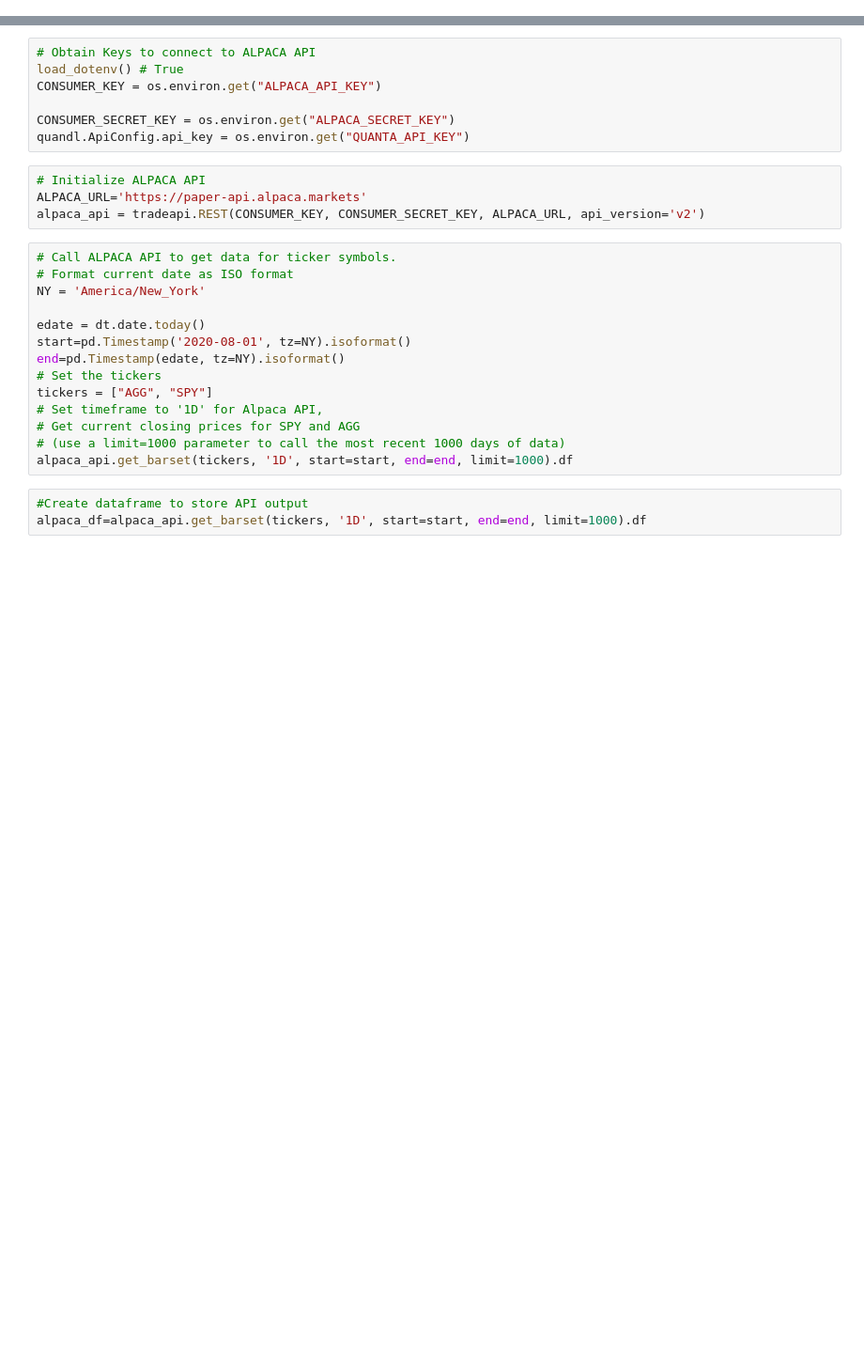
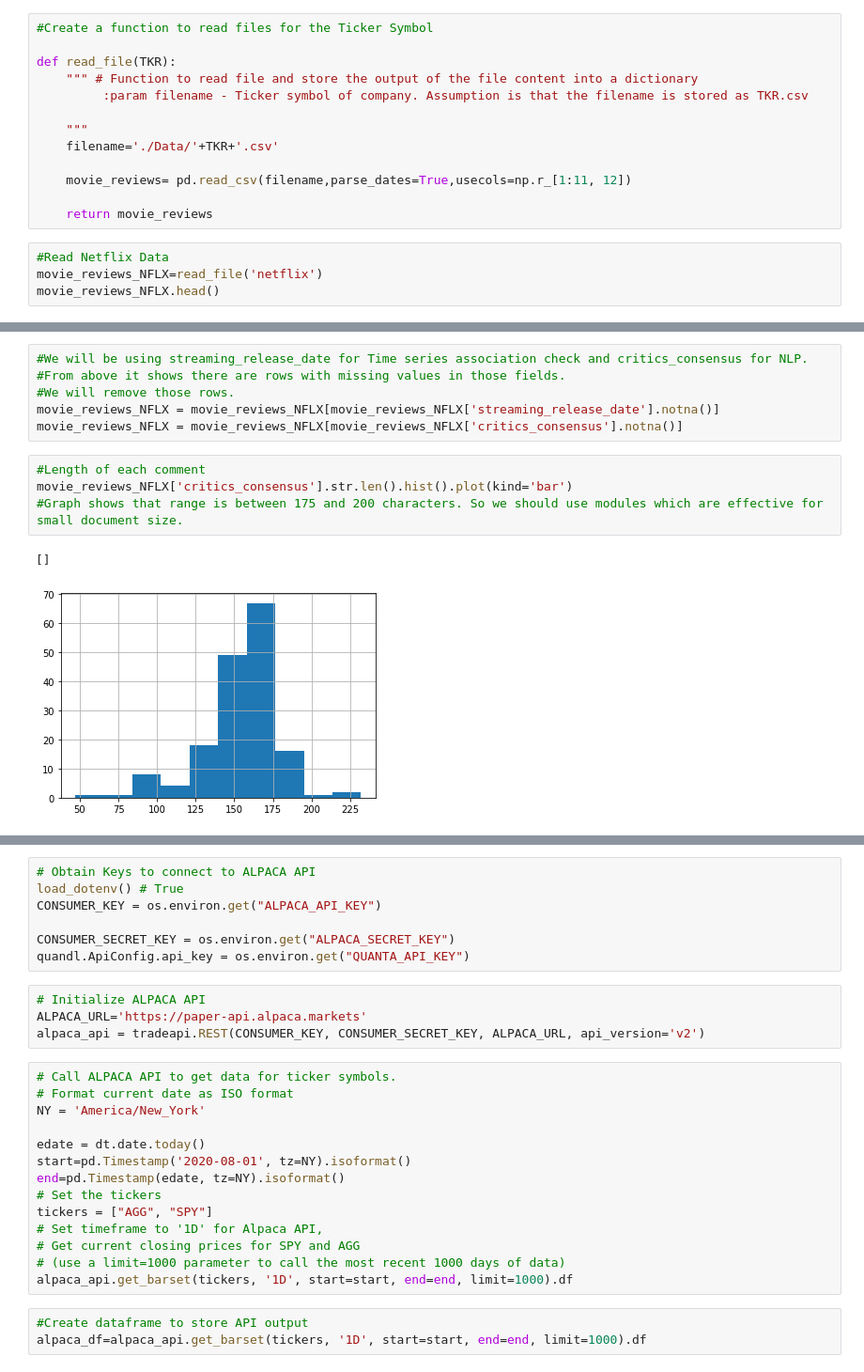
Before and after one commit to tylergehbauer/NLP-and-Stock-Price-Prediction-, a Jupyter notebook: GP_NLP_Stock.ipynb, the cells around one changed output, grey strips where cells are left out. Shown at 94% size. Cells and saved outputs as stored; diff of their text form; blank space fills up the shorter version.

Commit message:
Basic Data profiling for Netflix dataset

```diff
--- a/GP_NLP_Stock.ipynb
+++ b/GP_NLP_Stock.ipynb
@@ -41,0 +78,17 @@ from alpaca_trade_api.rest import TimeFrame
+# %%
+#Create a function to read files for the Ticker Symbol
+
+def read_file(TKR):
+    """ # Function to read file and store the output of the file content into a dictionary
+         :param filename - Ticker symbol of company. Assumption is that the filename is stored as TKR.csv
+
+    """
+    filename='./Data/'+TKR+'.csv'
+
+    movie_reviews= pd.read_csv(filename,parse_dates=True,usecols=np.r_[1:11, 12])
+
+    return movie_reviews
+# %%
+#Read Netflix Data
+movie_reviews_NFLX=read_file('netflix')
+movie_reviews_NFLX.head()
@@ -41,0 +112,13 @@ from alpaca_trade_api.rest import TimeFrame
+# %%
+#We will be using streaming_release_date for Time series association check and critics_consensus for NLP.
+#From above it shows there are rows with missing values in those fields.
+#We will remove those rows.
+movie_reviews_NFLX = movie_reviews_NFLX[movie_reviews_NFLX['streaming_release_date'].notna()]
+movie_reviews_NFLX = movie_reviews_NFLX[movie_reviews_NFLX['critics_consensus'].notna()]
+# %%
+#Length of each comment
+movie_reviews_NFLX['critics_consensus'].str.len().hist().plot(kind='bar')
+#Graph shows that range is between 175 and 200 characters. So we should use modules which are effective for small document size.
+# %% [output]
+[]
+[figure, added]
```
Also changed, not shown: parts of 7 cells of this notebook.
